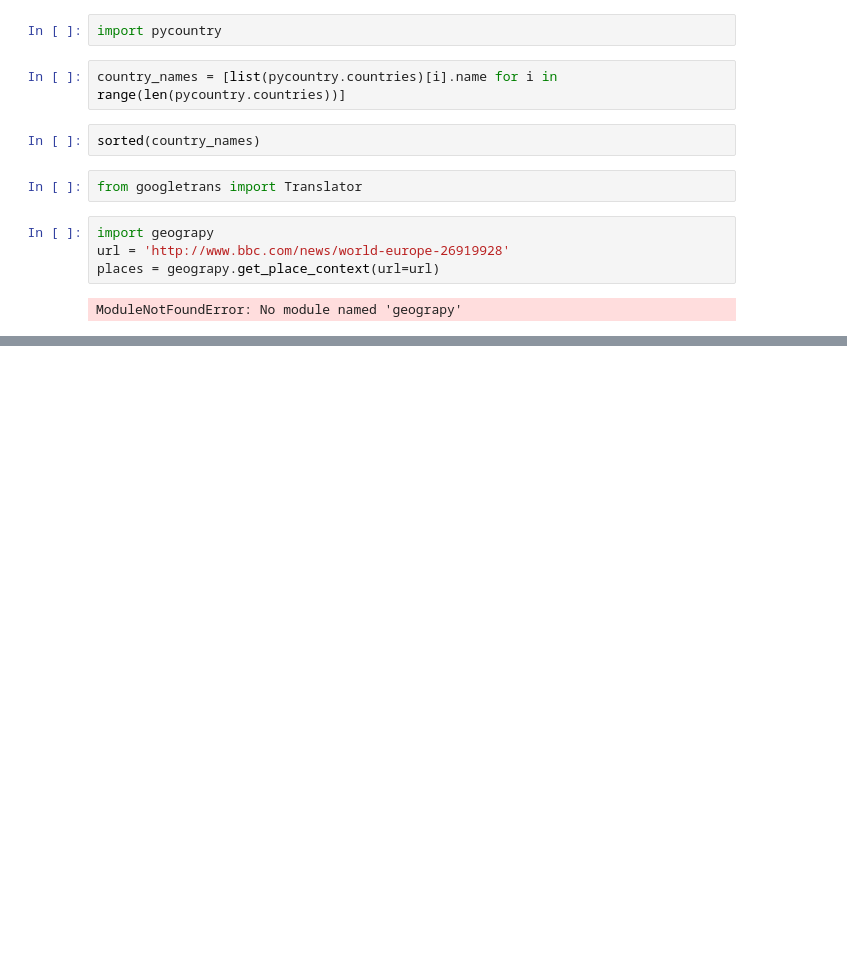
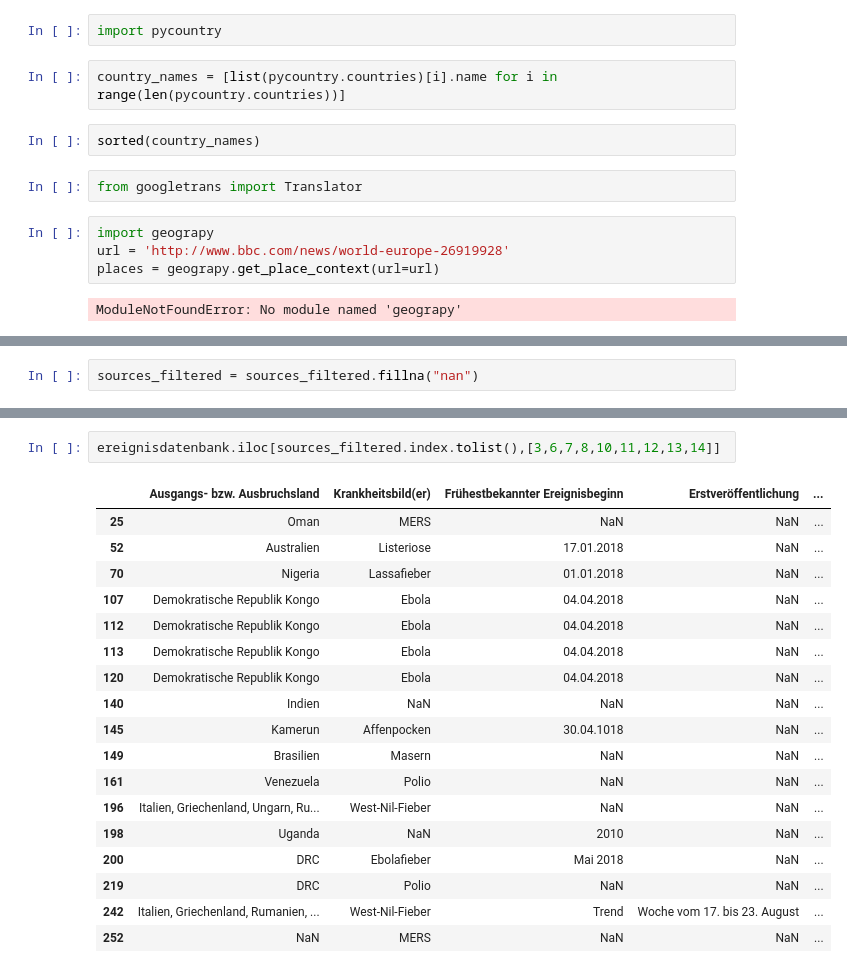
Before and after one commit to aauss/EventEpi, a Jupyter notebook: Example_analysis.ipynb, the cells around one changed output, grey strips where cells are left out. Drawn from its saved outputs; the diff is of its cells as text; blank space fills up the shorter version.

```diff
--- a/Example_analysis.ipynb
+++ b/Example_analysis.ipynb
@@ -409,0 +422,2 @@ ModuleNotFoundError: No module named 'geograpy'
+# %%
+sources_filtered = sources_filtered.fillna("nan")
@@ -409,0 +493,21 @@ ModuleNotFoundError: No module named 'geograpy'
+# %%
+ereignisdatenbank.iloc[sources_filtered.index.tolist(),[3,6,7,8,10,11,12,13,14]]
+# %% [output]
+|  | Ausgangs- bzw. Ausbruchsland | Krankheitsbild(er) | Frühestbekannter Ereignisbeginn | Erstveröffentlichung | ... |
+| 25 | Oman | MERS | NaN | NaN | ... |
+| 52 | Australien | Listeriose | 17.01.2018 | NaN | ... |
+| 70 | Nigeria | Lassafieber | 01.01.2018 | NaN | ... |
+| 107 | Demokratische Republik Kongo | Ebola | 04.04.2018 | NaN | ... |
+| 112 | Demokratische Republik Kongo | Ebola | 04.04.2018 | NaN | ... |
+| 113 | Demokratische Republik Kongo | Ebola | 04.04.2018 | NaN | ... |
+| 120 | Demokratische Republik Kongo | Ebola | 04.04.2018 | NaN | ... |
+| 140 | Indien | NaN | NaN | NaN | ... |
+| 145 | Kamerun | Affenpocken | 30.04.1018 | NaN | ... |
+| 149 | Brasilien | Masern | NaN | NaN | ... |
+| 161 | Venezuela | Polio | NaN | NaN | ... |
+| 196 | Italien, Griechenland, Ungarn, Ru... | West-Nil-Fieber | NaN | NaN | ... |
+| 198 | Uganda | NaN | 2010 | NaN | ... |
+| 200 | DRC | Ebolafieber | Mai 2018 | NaN | ... |
+| 219 | DRC | Polio | NaN | NaN | ... |
+| 242 | Italien, Griechenland, Rumanien, ... | West-Nil-Fieber | Trend | Woche vom 17. bis 23. August | ... |
+| 252 | NaN | MERS | NaN | NaN | ... |
```
Also changed, not shown: parts of 31 cells of this notebook.
